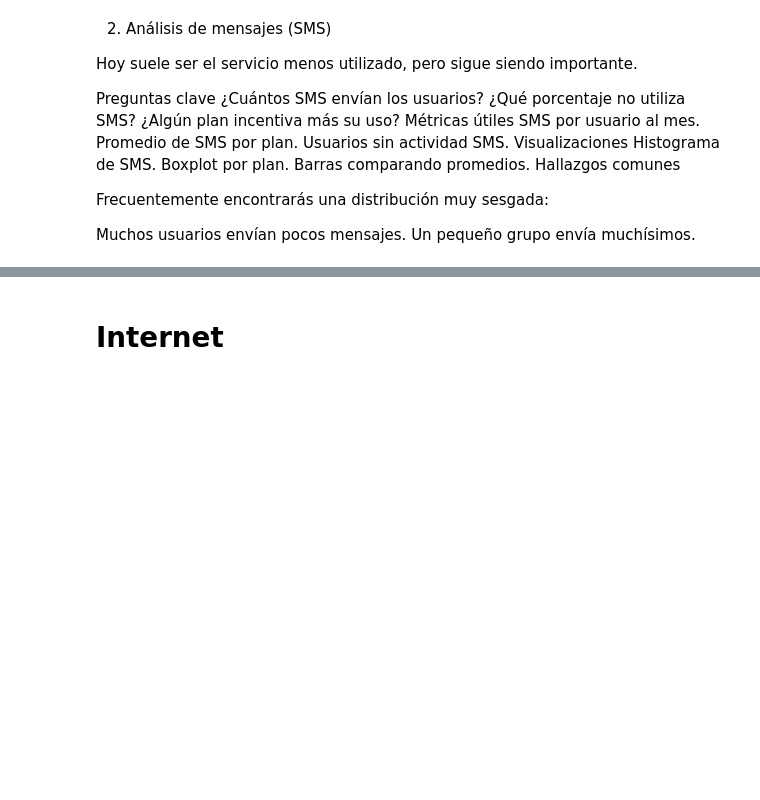
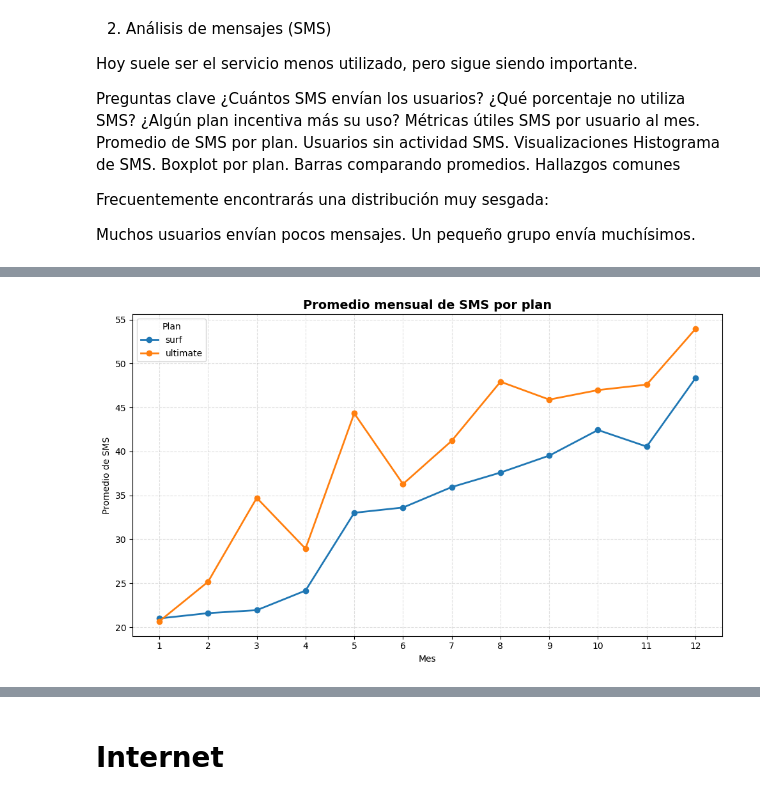
Before and after one commit to EladioVG/Project_1, a Jupyter notebook: Proyecto tecnico_v1(sin terminar).ipynb, the cells around one changed output, grey strips where cells are left out. Saved outputs shown, nothing was run; the diff lists cells and outputs as text; code cells hidden in the pictures; blank space fills up the shorter version.

Commit message:
agregacion de graficas

```diff
--- a/Proyecto tecnico_v1(sin terminar).ipynb
+++ b/Proyecto tecnico_v1(sin terminar).ipynb
@@ -768,0 +795,37 @@ Un pequeño grupo envía muchísimos.
+# %%
+mensajes_enviados=
+# %%
+mensajes_mes = (
+    mensajes_enviados
+    .groupby(['period','plan'])['n_msm']
+    .mean()
+    .reset_index()
+)
+plt.figure(figsize=(10, 6))
+
+# Graficar líneas por plan
+planes = mensajes_mes['plan'].unique()
+
+for plan in planes:
+    datos = mensajes_mes[mensajes_mes['plan'] == plan]
+
+    plt.plot(
+        datos['period'],
+        datos['n_msm'],
+        label=plan,
+        marker='o',
+        linewidth=2
+    )
+
+# Decoración
+plt.title('Promedio mensual de SMS por plan', fontsize=14, weight='bold')
+plt.xlabel('Mes')
+plt.ylabel('Promedio de SMS')
+plt.grid(True, linestyle='--', alpha=0.4)
+plt.legend(title='Plan')
+plt.xticks(range(1, 13))
+plt.tight_layout()
+
+plt.show()
+# %% [output]
+[figure, added]
```
Also changed, not shown: parts of 17 cells of this notebook.
